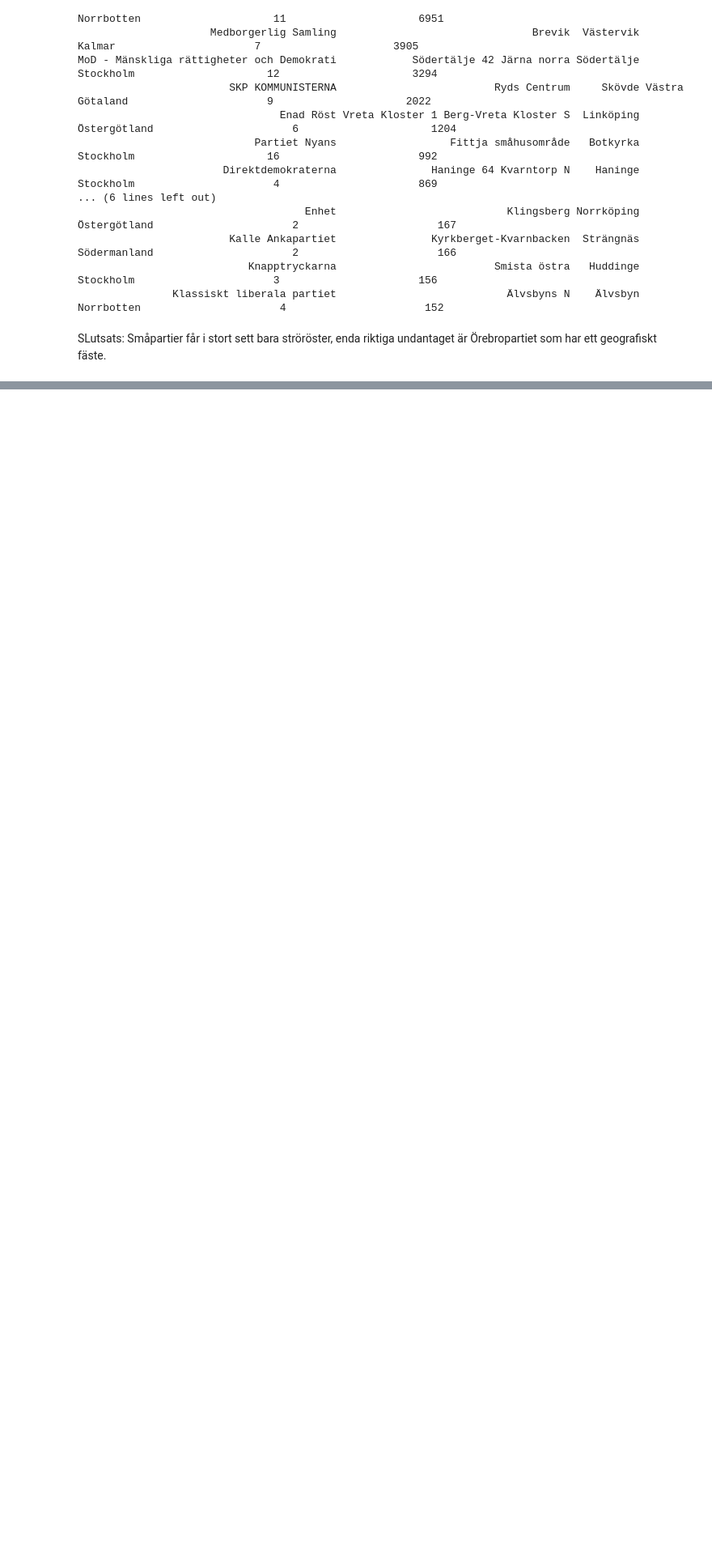
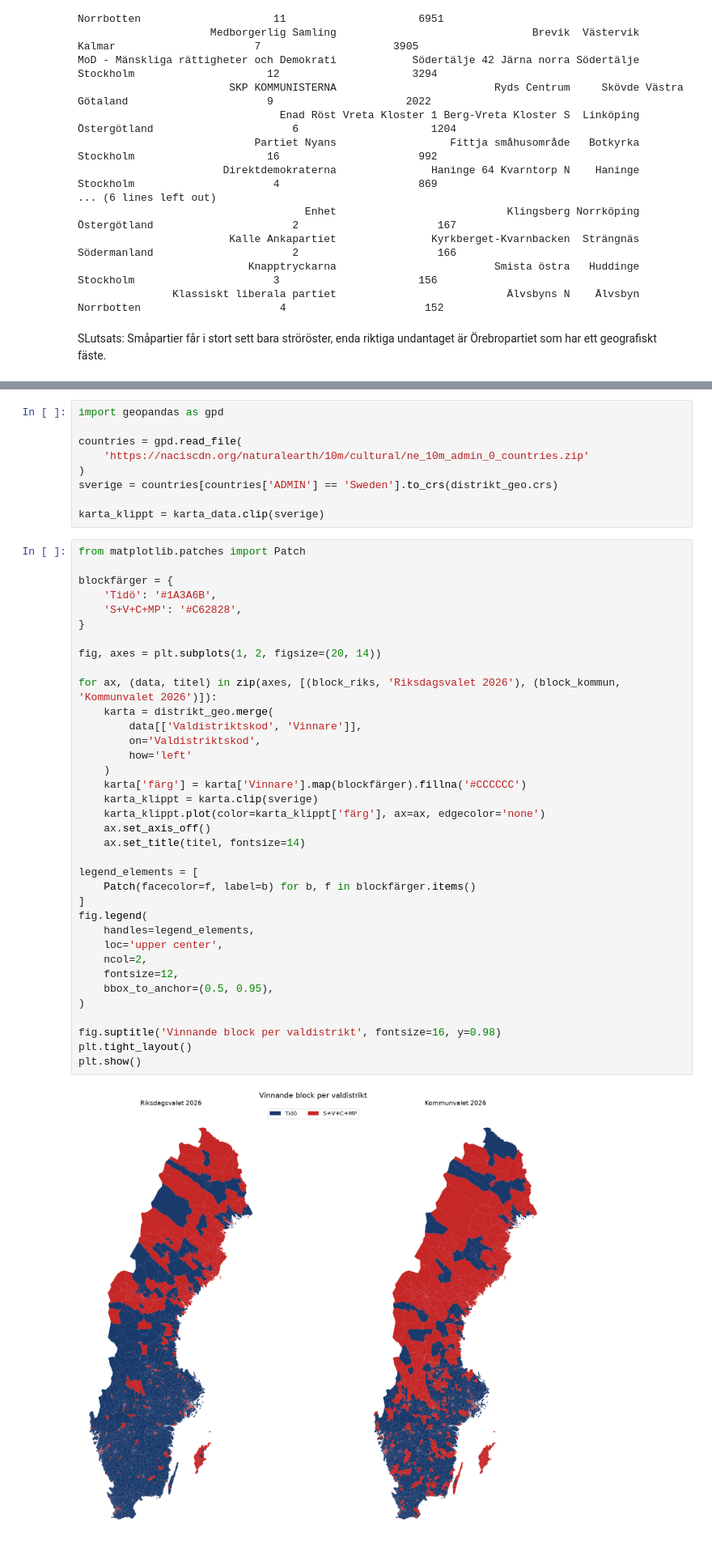
Before and after one commit to sven-0414/py-ai-lab, a Jupyter notebook: data_analysis/egen_lab.ipynb, the cells around one changed output, grey strips where cells are left out. Shown at 81% size. Cells and saved outputs as stored; diff of their text form; blank space fills up the shorter version.

Commit message:
Blocken, gamla och nya

```diff
--- a/data_analysis/egen_lab.ipynb
+++ b/data_analysis/egen_lab.ipynb
@@ -1230,0 +1271,47 @@ SLutsats: Småpartier får i stort sett bara ströröster, enda riktiga undantag
+# %%
+import geopandas as gpd
+
+countries = gpd.read_file(
+    'https://naciscdn.org/naturalearth/10m/cultural/ne_10m_admin_0_countries.zip'
+)
+sverige = countries[countries['ADMIN'] == 'Sweden'].to_crs(distrikt_geo.crs)
+
+karta_klippt = karta_data.clip(sverige)
+# %%
+from matplotlib.patches import Patch
+
+blockfärger = {
+    'Tidö': '#1A3A6B',
+    'S+V+C+MP': '#C62828',
+}
+
+fig, axes = plt.subplots(1, 2, figsize=(20, 14))
+
+for ax, (data, titel) in zip(axes, [(block_riks, 'Riksdagsvalet 2026'), (block_kommun, 'Kommunvalet 2026')]):
+    karta = distrikt_geo.merge(
+        data[['Valdistriktskod', 'Vinnare']],
+        on='Valdistriktskod',
+        how='left'
+    )
+    karta['färg'] = karta['Vinnare'].map(blockfärger).fillna('#CCCCCC')
+    karta_klippt = karta.clip(sverige)
+    karta_klippt.plot(color=karta_klippt['färg'], ax=ax, edgecolor='none')
+    ax.set_axis_off()
+    ax.set_title(titel, fontsize=14)
+
+legend_elements = [
+    Patch(facecolor=f, label=b) for b, f in blockfärger.items()
+]
+fig.legend(
+    handles=legend_elements,
+    loc='upper center',
+    ncol=2,
+    fontsize=12,
+    bbox_to_anchor=(0.5, 0.95),
+)
+
+fig.suptitle('Vinnande block per valdistrikt', fontsize=16, y=0.98)
+plt.tight_layout()
+plt.show()
+# %% [output]
+[figure, added]
```
Also changed, not shown: parts of 6 cells of this notebook.
